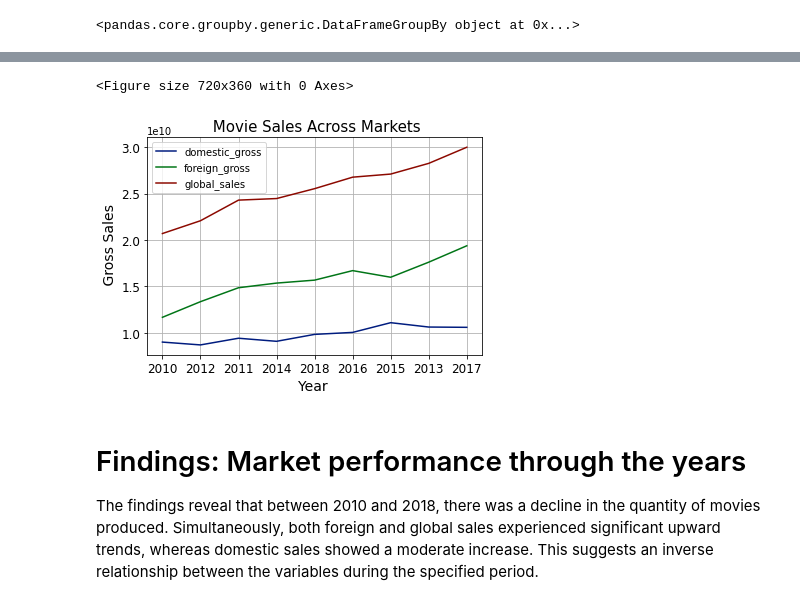
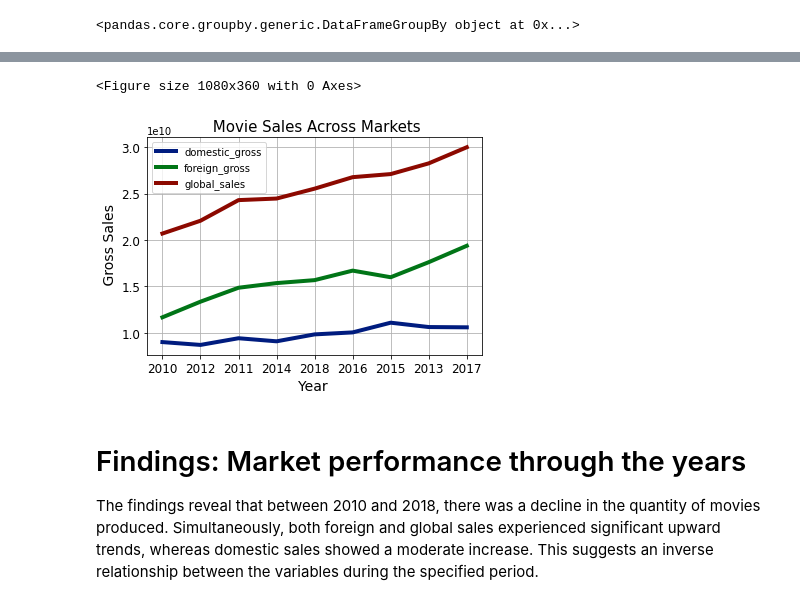
Before and after one commit to durrantX/dsc-phase-2--project, a Jupyter notebook: movie_db _analysis.ipynb, the cells around one changed output, grey strips where cells are left out. Drawn from its saved outputs; the diff is of its cells as text; code cells hidden in the pictures.

```diff
--- a/movie_db _analysis.ipynb
+++ b/movie_db _analysis.ipynb
@@ -515,18 +515,18 @@ plt.style.use('seaborn-dark-palette')
 # %%
 # Movie sales through the years
 movies_sales= GB_year.sum().sort_values(by=['global_sales'])
 
 # Create visualization
-plt.figure(figsize=(10, 5))
-movies_sales.drop(['runtime_minutes','averagerating'], axis=1).plot(kind='line' ,fontsize=12)
+plt.figure(figsize=(15, 5))
+movies_sales.drop(['runtime_minutes','averagerating'], axis=1).plot(kind='line' ,fontsize=12, linewidth=4)
 plt.title(' Movie Sales Across Markets',fontsize=15)
 plt.xlabel('Year ', fontsize=14)
 plt.ylabel(' Gross Sales', fontsize=14)
 plt.grid(True)
-plt.style.use('ggplot')
+plt.style.use('fivethirtyeight')
 # %% [output]
-<Figure size 720x360 with 0 Axes>
+<Figure size 1080x360 with 0 Axes>
-[figure, old version]
+[figure, new version]
 # %% [markdown]
 # Findings: Market performance through the years
 
```
Also changed, not shown: parts of 21 cells of this notebook.
